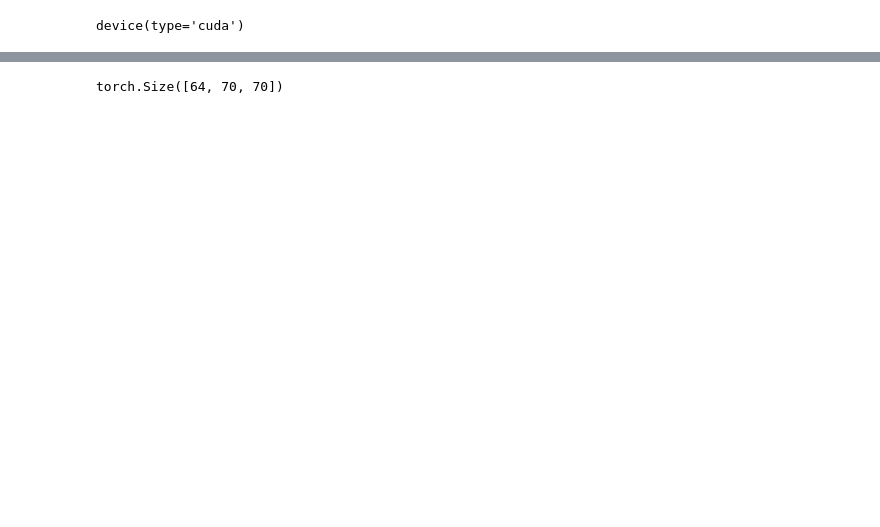
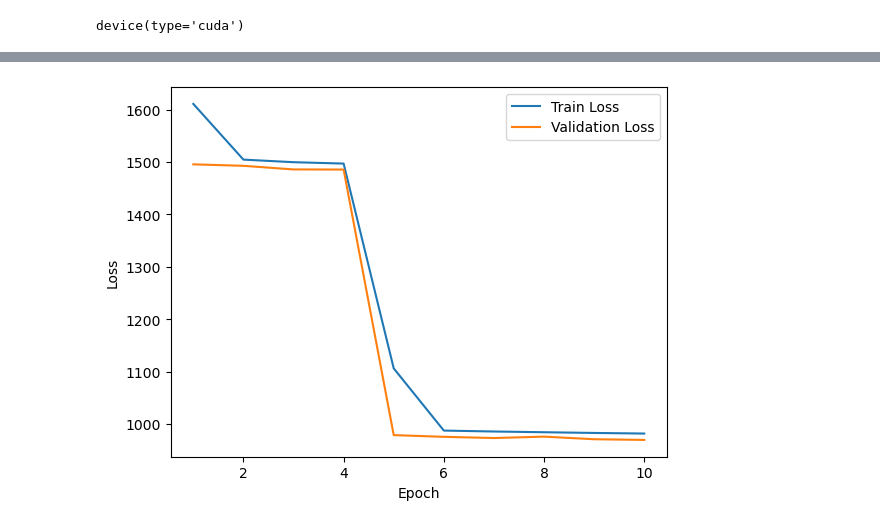
Before and after one commit to Wishmitha/Vesuvius, a Jupyter notebook: alpub_autoencoder/alpub_conv_autoencoder.ipynb, the cells around one changed output, grey strips where cells are left out. Drawn from its saved outputs; the diff is of its cells as text; code cells hidden in the pictures; blank space fills up the shorter version.

Commit message:
Implement basic network for convolutional autoencoder

```diff
--- a/alpub_autoencoder/alpub_conv_autoencoder.ipynb
+++ b/alpub_autoencoder/alpub_conv_autoencoder.ipynb
@@ -54,5 +57,6 @@ plt.show()
 [figure]
 # %%
 X_in = np.array(X_gray)
+X_in = X_in.reshape([205797,1, 70, 70])
 X_in.shape
 # %% [output]
@@ -115,7 +120,7 @@ val_dataset = CharacterDataset(X_val, Y_val)
 # %%
 #Convolutional Autoencoder model
 class ConvAutoencoder(nn.Module):
-    def __init__(self):
+    def __init__(self, latent_dim):
         super(ConvAutoencoder, self).__init__()
         # Define the encoder layers
         self.encoder = nn.Sequential(
@@ -126,33 +131,54 @@ class ConvAutoencoder(nn.Module):
             nn.Conv2d(32, 64, kernel_size=3, stride=2, padding=1),
             nn.ReLU(),
             nn.Conv2d(64, 128, kernel_size=3, stride=2, padding=1),
+            nn.ReLU()
+        )
+        self.bottleneck = nn.Sequential(
+            nn.Linear(128*5*5, latent_dim),
             nn.ReLU(),
+            nn.Linear(latent_dim, 128*5*5),
+            nn.ReLU()
         )
         # Define the decoder layers
         self.decoder = nn.Sequential(
-            nn.ConvTranspose2d(128, 64, kernel_size=3, stride=2, output_padding=1),
+            nn.ConvTranspose2d(128, 64, kernel_size=3, stride=2, padding=1),
             nn.ReLU(),
-            nn.ConvTranspose2d(64, 32, kernel_size=3, stride=2,output_padding=1),
+            nn.ConvTranspose2d(64, 32, kernel_size=3, stride=2,padding=1, output_padding=1),
             nn.ReLU(),
-            nn.ConvTranspose2d(32, 16, kernel_size=3, stride=2, output_padding=1),
+            nn.ConvTranspose2d(32, 16, kernel_size=3, stride=2, padding=1, output_padding=1),
             nn.ReLU(),
-            nn.ConvTranspose2d(16, 64, kernel_size=3, stride=2, output_padding=1),
+            nn.ConvTranspose2d(16, 1, kernel_size=3, stride=2, padding=1, output_padding=1),
             nn.ReLU(),
         )
 
     def forward(self, x):
         x = self.encoder(x)
+        #print(x.size())
+        x = x.view(x.size(0), -1)
+        #print(x.size())
+        x = self.bottleneck(x)
+        #print(x.size())
+        x= x.view(x.size(0),128, 5, 5)
+        #print(x.size())
         x = self.decoder(x)
+        #print(x.size())
+        x = x[:,:,:70, :70] # the output of decoder would be 72x72 trimming it to 70x70
+        #print(x.size())
         return x
 # %%
-model = ConvAutoencoder()
+#for latent_dim in [2,5,10,25,50,100,500]: # evaluate for [2,5,10,25,50,100,500] latent dims
+
+latent_dim = 2
+batch_size = 64
+
+model = ConvAutoencoder(latent_dim)
 model = model.to(device)
 
 criterion = nn.MSELoss()
 optimizer = optim.Adam(model.parameters(), lr=0.001)
 
 num_epochs = 10
-batch_size = 1
+
 best_test_loss = float('inf')
 best_model_state = None
 
@@ -223,8 +258 @@ RuntimeError: The size of tensor a (110) must match the size of tensor b (70) at
+[figure, added]
-# %%
-for batch in train_loader:
-    data = batch  # Assuming your dataset returns the whole data as a batch
-    break
-
-print(data[0].shape)
-# %% [output]
-torch.Size([64, 70, 70])
```
Also changed, not shown: parts of 6 cells of this notebook.
